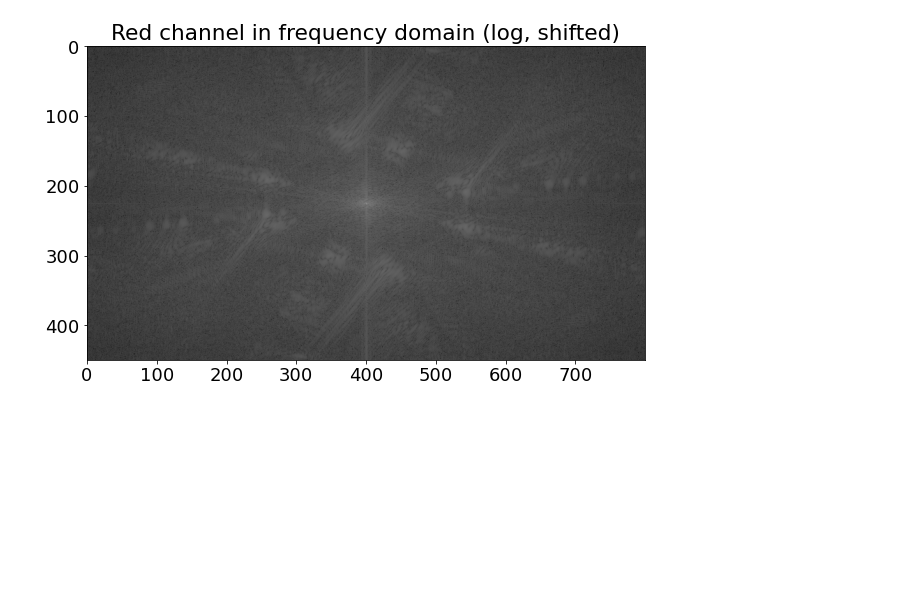
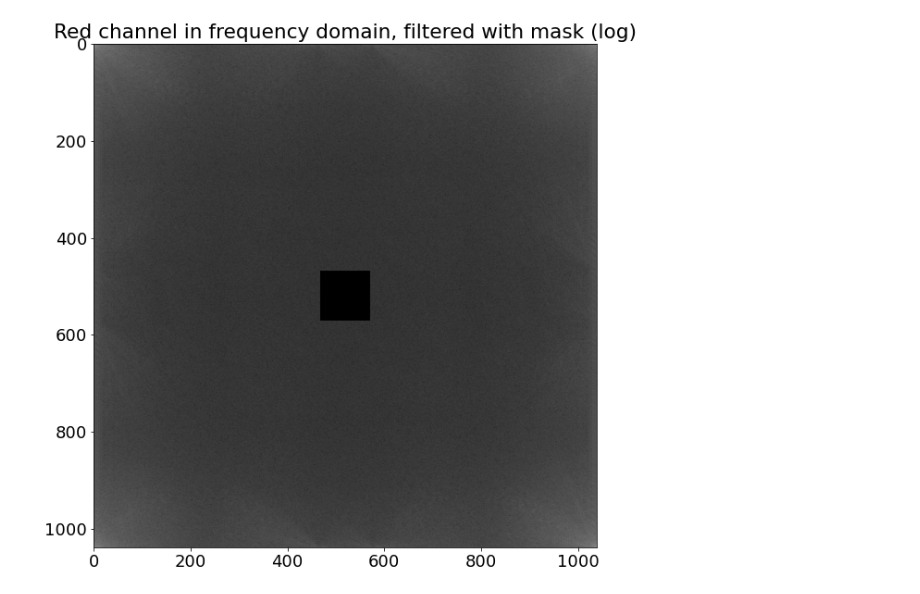
Before and after one commit to PIX3LFLUX/Steganosaurus, a Jupyter notebook: FFT_stego_sharp.ipynb, the cells around one changed output. Saved outputs shown, nothing was run; the diff lists cells and outputs as text; code cells hidden in the pictures; blank space fills up the shorter version.

```diff
--- a/FFT_stego_sharp.ipynb
+++ b/FFT_stego_sharp.ipynb
@@ -10,14 +10,15 @@ plt.rcParams.update({'font.size':18})
 
 # creating a object
 # PATH = "ImageSources\\jfif\\darth_vader.jfif"
-PATH = "ImageSources\\jfif\\the_rock.jfif"
-# PATH = "ImageSources\\jfif\\obi-wan_kenobi.jfif"
+# PATH = "ImageSources\\jfif\\the_rock.jfif"
+PATH = "ImageSources\\jfif\\obi-wan_kenobi.jfif"
 image = Image.open(PATH)
 image.load()
 Rot, Grün, Blau= image.split() #split image into its RGB channels
 cover_cols, cover_rows = image.size
 
 plt.figure()
+# plt.subplot(121)
 plt.imshow(image)
 plt.title("original cover image")
 # %% [output]
@@ -97,88 +104,36 @@ def message2bin(message, threshold):
 # %%
-keep=0.5  # 100*(1-keep) is the amount of pixels which will get cut off
+cut=0.1  # 100*(1-keep) is the amount of pixels which will get cut off
 
 cover_r_fft=np.fft.fft2(Rot)                            #FFT on R Channel
 cover_r_fft_abs = np.abs(cover_r_fft)
 cover_r_fft_shift = np.fft.fftshift(cover_r_fft_abs)
-print("fft max absolute value:", np.max(cover_r_fft_abs))
 
-im = Image.fromarray(20*np.log10(np.fft.fftshift(cover_r_fft_abs)))
-plt.figure()
-# plt.subplot(121)
-plt.imshow(im)
-plt.title("Red channel in frequency domain (log, shifted)")
+# plot red channel absolute fft
+# im = Image.fromarray(20*np.log10(np.fft.fftshift(cover_r_fft_abs)))
+# plt.figure()
+# plt.imshow(im)
+# plt.title("Red channel in frequency domain (log, shifted)")
+
+
 
 #cut off high frequencies from R channel
-cover_r_fft_mask = np.full((cover_rows, cover_cols), False)
-row_start = round(cover_rows/2*(1-keep))
-row_stop = round(cover_rows/2*(1+keep))
-col_start = round(cover_cols/2*(1-keep))
-col_stop = round(cover_cols/2*(1+keep))
-cover_r_fft_mask[row_start:row_stop, col_start:col_stop] = True  # rectangular
+cover_r_fft_mask = np.full((cover_rows, cover_cols), True)
+row_start = round(cover_rows/2*(1-cut))
+row_stop = round(cover_rows/2*(1+cut))
+col_start = round(cover_cols/2*(1-cut))
+col_stop = round(cover_cols/2*(1+cut))
+cover_r_fft_mask[row_start:row_stop, col_start:col_stop] = False  # rectangular
 # cover_r_fft_mask_shift = np.fft.fftshift(cover_r_fft_mask)      # cross-like
+
 
 # plt.figure()
 # plt.imshow(cover_r_fft_mask, cmap="gray")
 # plt.title("sharp mask")
 
-cover_r_fft_masked = cover_r_fft_shift*cover_r_fft_mask
+
+cover_r_fft_masked = cover_r_fft_abs*cover_r_fft_mask
 im = Image.fromarray(20*np.log10(cover_r_fft_masked))
 plt.figure()
-# plt.subplot(122)
 plt.imshow(im)
-plt.title("Rtlow: Red channel in frequency domain, filtered with mask (log)")
-
-
-counter=0
-# write hidden message into filtered absolute part
-for i in range(cover_rows):
-    for j in range(cover_cols):
-        # write where coefficients are zero -> previously filtered out.
-        if cover_r_fft_mask[i,j]==0:
-            if counter<len(bin_encoded):
-                # write hidden message inside absolute part by overwriting coefficients where the mask is 0
-                cover_r_fft_shift[i,j]=bin_encoded[counter]
-                # print(cover_r_fft_abs[i,j])
-                counter+=1
-
-
-# plot absolute after embedding information
-im = Image.fromarray(20*np.log10(cover_r_fft_shift))
-plt.figure()
-plt.imshow(im)
-plt.title("Rtlow: Red channel in frequency domain with info embedded (log)")
-#IFFT on R channel. Take filtered absolute and inverse with original phase, imaginary part should be negligable
-cover_r_masked =np.fft.ifft2(np.fft.ifftshift(cover_r_fft_shift)*np.exp(1j*np.angle(cover_r_fft))).real
-# print(cover_r_masked)
-
-
-# plt.subplot(131)
-plt.figure()
-plt.imshow(cover_r_masked, cmap="gray")
-plt.title("cover_r_fft_masked before normalization")
-print("max value:", np.max(cover_r_masked))
-
-cover_r_masked_norm = convert(cover_r_masked, 0,255, np.uint8)
-plt.subplot(122)
-plt.imshow(cover_r_masked_norm, cmap="gray")
-plt.title("cover_r_fft_masked after normalization")
-print("max value:", np.max(cover_r_masked_norm))
-# cover_r_masked_norm = cover_r_masked
-
-# merge layers
-cover_reconstructed =  np.stack((cover_r_masked_norm, Grün, Blau), axis=2).astype('uint8')
-img = Image.fromarray(cover_reconstructed)     #create image from remerged matrix
-plt.figure()
-# plt.subplot(133)
-plt.axis('off')
-plt.imshow(img) #Show picture with embeddes secret message
-plt.title("remerged sharp image")
-
-
-sanity_check = Image.fromarray(20*np.log10(np.abs(np.fft.fftshift(np.fft.fft2(cover_r_masked)))))
-plt.figure()
-plt.imshow(sanity_check, cmap="gray")
-plt.title("red channel fft after sharp remerge")
-
-im = img.save("ImageSources\\Steganograms\\remerged_sharp.png")     #save image as png
+plt.title("Red channel in frequency domain, filtered with mask (log)")
 # %% [output]
@@ -188 +141 @@ max value: 255
-[figure, old version]
+[figure, new version]
```
Also changed, not shown: parts of 8 cells of this notebook, 4 other files.
